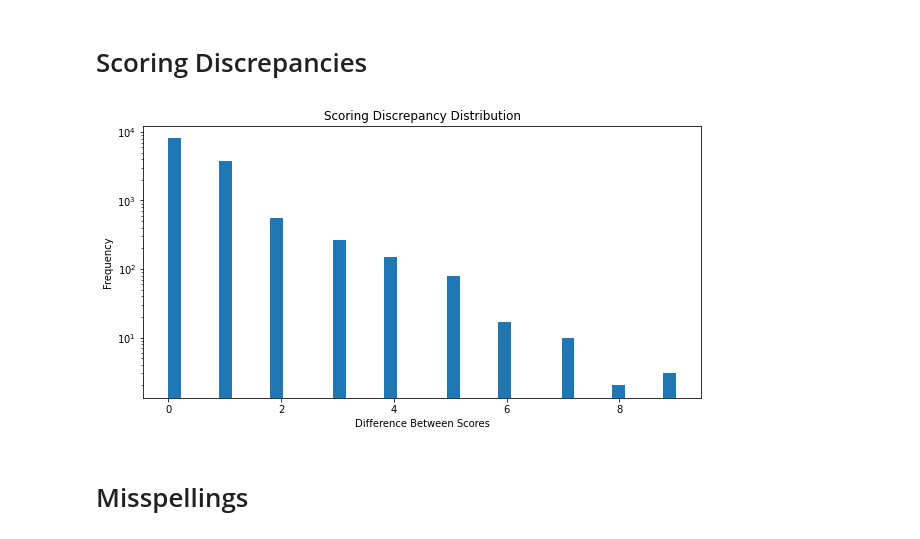
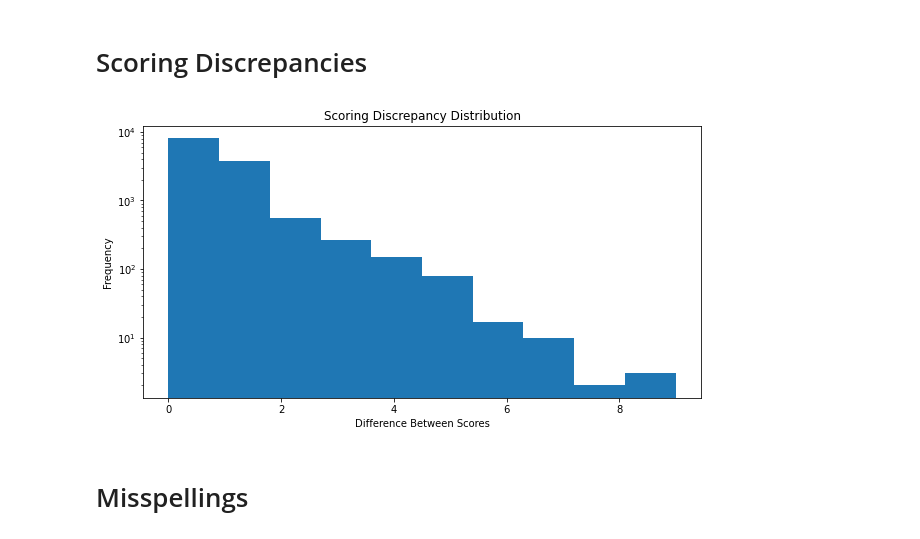
Before and after one commit to Nazarshia2889/AutomatedEssayGrader, a Jupyter notebook: notebooks/visualize.ipynb, the cells around one changed output. Cells and saved outputs as stored; diff of their text form; code cells hidden in the pictures.

```diff
--- a/notebooks/visualize.ipynb
+++ b/notebooks/visualize.ipynb
@@ -19,7 +14,7 @@ import enchant
 
 tqdm.pandas()
 # %%
-df = og.read_feather('data/processed.feather')
+df = pd.read_feather('data/processed.feather')
 df.columns
 
 # essay_id: A unique identifier for each individual student essay
@@ -82,25 +77,25 @@ UserWarning: Matplotlib is currently using module://ipykernel.pylab.backend_inli
 # %%
 scorea = df['rater1_domain1'].values
 scoreb = df['rater2_domain1'].values
 
 differences = abs(scorea - scoreb)
 
 fig, ax = plt.subplots(1, 1, figsize=(10, 5))
-ax.hist(differences, bins=40)
+ax.hist(differences, bins=10)
 
 # title the graph
 ax.set_title('Scoring Discrepancy Distribution')
 
 # label the x and y axes
 ax.set_xlabel('Difference Between Scores')
 ax.set_ylabel('Frequency')
 
 # logarithmic scale on the y axis
 ax.set_yscale('log')
 
 fig.savefig('images/domain1_score_discrepancy_histogram.svg')
 # %% [output]
-[figure, old version]
+[figure, new version]
 # %% [markdown]
 # Misspellings
 # %%
```
Also changed, not shown: parts of 5 cells of this notebook, 8 other files.
